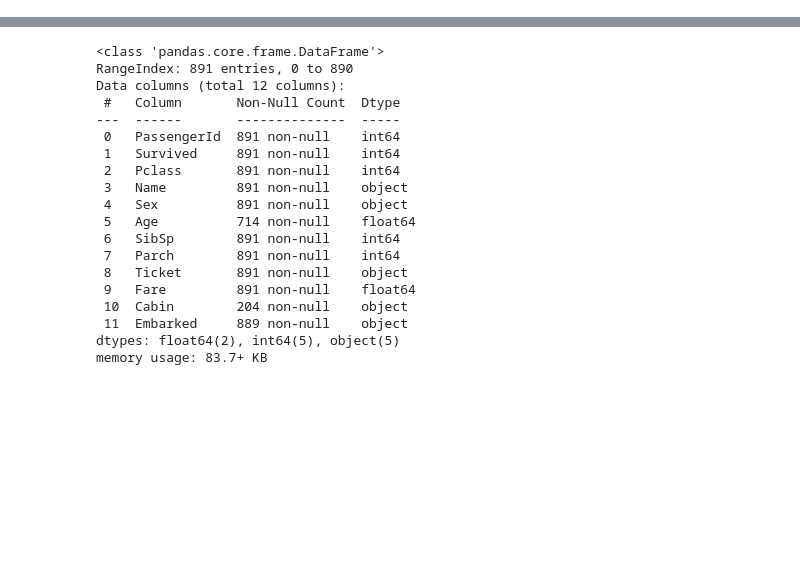
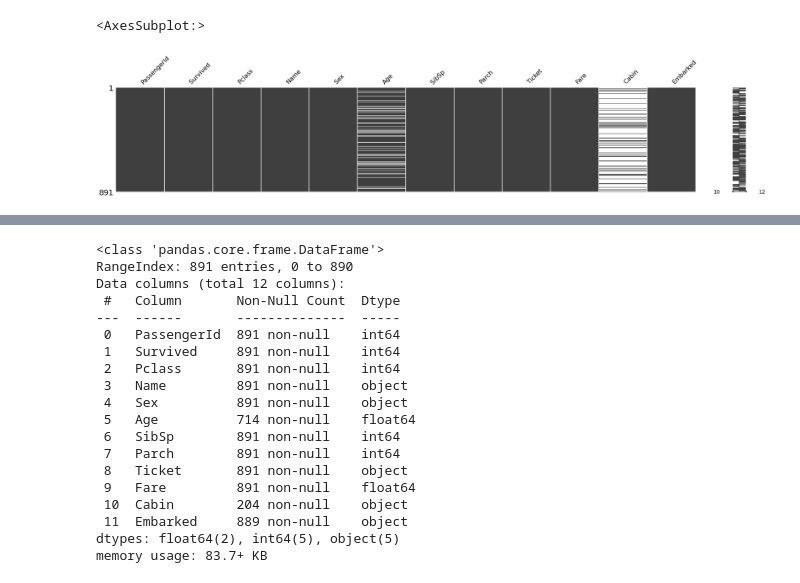
Before and after one commit to GeneSubra/Titanic, a Jupyter notebook: clicked.ipynb, the cells around one changed output, grey strips where cells are left out. Saved outputs shown, nothing was run; the diff lists cells and outputs as text; code cells hidden in the pictures; blank space fills up the shorter version.

```diff
--- a/clicked.ipynb
+++ b/clicked.ipynb
@@ -5,3 +5,8 @@ import pandas as pd
 import matplotlib.pyplot as plt
 import statsmodels.api as sm
 from statsmodels.tools.eval_measures import mse, rmse
+# %%
+# import the data
+train = pd.read_csv('train.csv')
+test = pd.read_csv('test.csv')
+gender_submission = pd.read_csv('gender_submission.csv') # example of what a submission should look like
@@ -7,0 +64,8 @@ from statsmodels.tools.eval_measures import mse, rmse
+# %%
+# What missing values are there? Such as Nan
+#plot the missing values for visualization
+import missingno
+missingno.matrix(train, figsize = (30,5))
+# %% [output]
+<AxesSubplot:>
+[figure, added]
```
Also changed, not shown: parts of 23 cells of this notebook, 3 other files.
